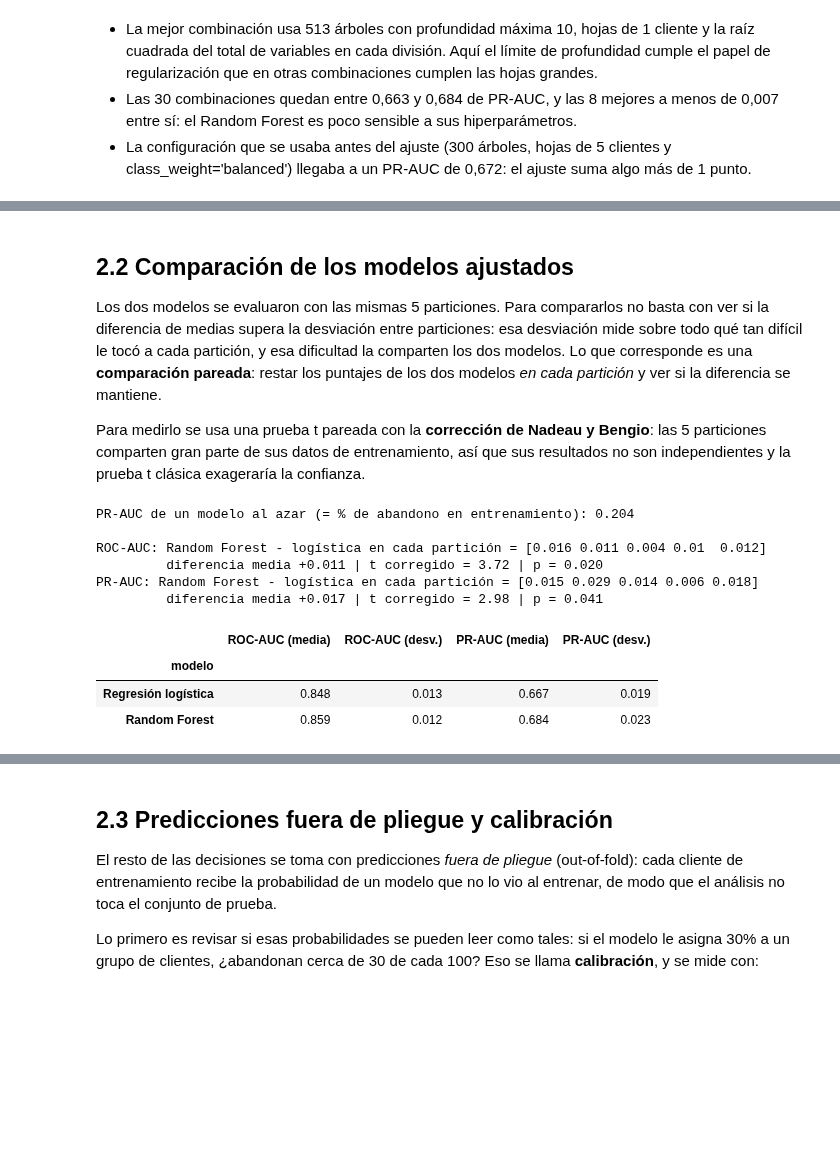
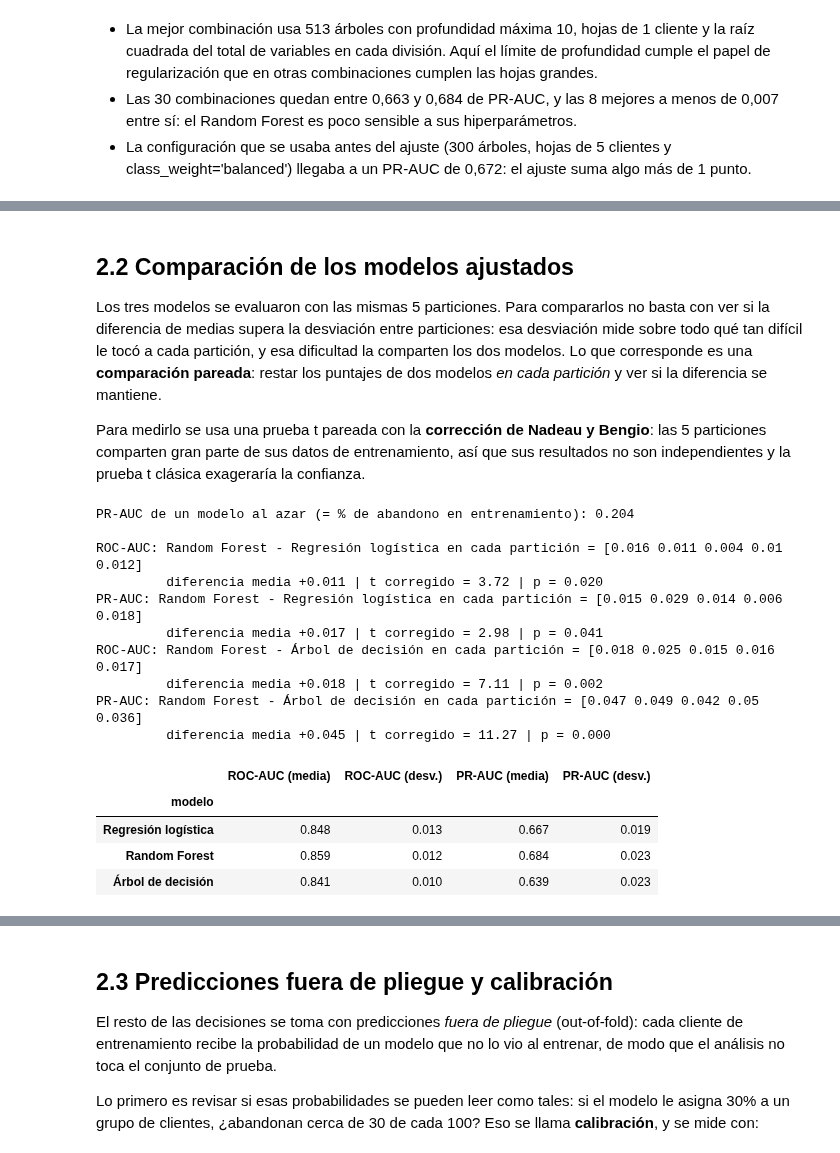
Before and after one commit to francarrascoo/Ecommerce-Customer-Dataset, a Jupyter notebook: notebooks/modelamiento.ipynb, the cells around one changed output, grey strips where cells are left out. Cells and saved outputs as stored; diff of their text form; code cells hidden in the pictures; blank space fills up the shorter version.

```diff
--- a/notebooks/modelamiento.ipynb
+++ b/notebooks/modelamiento.ipynb
@@ -332,3 +339,22 @@ Las 8 mejores combinaciones:
   sí: el Random Forest es poco sensible a sus hiperparámetros.
 - La configuración que se usaba antes del ajuste (300 árboles, hojas de 5 clientes y
   class_weight='balanced') llegaba a un PR-AUC de 0,672: el ajuste suma algo más de 1 punto.
+# %%
+# Árbol de decisión: dos hiperparámetros con pocos valores -> GridSearchCV prueba las 35 combinaciones
+busqueda_arbol = GridSearchCV(
+    modelo_completo(features_num, features_cat, features_bin, DecisionTreeClassifier(random_state=SEMILLA)),
+    param_grid={
+        'modelo__max_depth':        [3, 4, 5, 6, 8, 10, None],
+        'modelo__min_samples_leaf': [1, 10, 30, 60, 100],
+    },
+    scoring=metricas_cv, refit='PR-AUC', cv=cv, n_jobs=-1,
+)
+busqueda_arbol.fit(X_train, y_clf_train)
+
+print(f'Mejor combinación: {busqueda_arbol.best_params_}')
+print('PR-AUC (media de las 5 particiones) de cada combinación:')
+(pd.DataFrame(busqueda_arbol.cv_results_)
+ .assign(param_modelo__max_depth=lambda d: d['param_modelo__max_depth'].astype(str))
+ .pivot_table(index='param_modelo__max_depth', columns='param_modelo__min_samples_leaf', values='mean_test_PR-AUC')
+ .reindex(['3', '4', '5', '6', '8', '10', 'None'])
+ .round(4))
@@ -335,10 +382,10 @@ Las 8 mejores combinaciones:
 # %% [markdown]
 ## 2.2 Comparación de los modelos ajustados
 
-Los dos modelos se evaluaron con las mismas 5 particiones. Para compararlos no basta con ver si la
+Los tres modelos se evaluaron con las mismas 5 particiones. Para compararlos no basta con ver si la
 diferencia de medias supera la desviación entre particiones: esa desviación mide sobre todo qué tan
 difícil le tocó a cada partición, y esa dificultad la comparten los dos modelos. Lo que corresponde
-es una **comparación pareada**: restar los puntajes de los dos modelos *en cada partición* y ver si
+es una **comparación pareada**: restar los puntajes de dos modelos *en cada partición* y ver si
 la diferencia se mantiene.
 
 Para medirlo se usa una prueba t pareada con la **corrección de Nadeau y Bengio**: las 5 particiones
@@ -355,39 +402,46 @@ def t_test_corregido(diferencias, proporcion_prueba):
     """
     Prueba t pareada con la corrección de Nadeau y Bengio (2003). proporcion_prueba es el tamaño de
     la parte de validación dividido por el de entrenamiento (1/4 con 5 particiones).
     """
     k = len(diferencias)
     t = diferencias.mean() / np.sqrt((1 / k + proporcion_prueba) * diferencias.var(ddof=1))
     return t, 2 * stats.t.sf(abs(t), df=k - 1)
 
 
-busquedas_clf = {'Regresión logística': busqueda_logistica, 'Random Forest': busqueda_rf}
+busquedas_clf = {'Regresión logística': busqueda_logistica, 'Random Forest': busqueda_rf,
+                 'Árbol de decisión': busqueda_arbol}
 
 filas = []
 for nombre, busqueda in busquedas_clf.items():
     fila = {'modelo': nombre}
     for metrica in metricas_cv:
         puntajes = puntajes_por_particion(busqueda, metrica)
         fila[f'{metrica} (media)'] = puntajes.mean()
         fila[f'{metrica} (desv.)'] = puntajes.std()
     filas.append(fila)
 
 print(f'PR-AUC de un modelo al azar (= % de abandono en entrenamiento): {y_clf_train.mean():.3f}\n')
-for metrica in metricas_cv:
-    diferencia = puntajes_por_particion(busqueda_rf, metrica) - puntajes_por_particion(busqueda_logistica, metrica)
-    t, p = t_test_corregido(diferencia, proporcion_prueba=1 / (cv.get_n_splits() - 1))
-    print(f'{metrica}: Random Forest - logística en cada partición = {np.round(diferencia, 3)}')
-    print(f'         diferencia media {diferencia.mean():+.3f} | t corregido = {t:.2f} | p = {p:.3f}')
+for rival in ['Regresión logística', 'Árbol de decisión']:
+    for metrica in metricas_cv:
+        diferencia = puntajes_por_particion(busqueda_rf, metrica) - puntajes_por_particion(busquedas_clf[rival], metrica)
+        t, p = t_test_corregido(diferencia, proporcion_prueba=1 / (cv.get_n_splits() - 1))
+        print(f'{metrica}: Random Forest - {rival} en cada partición = {np.round(diferencia, 3)}')
+        print(f'         diferencia media {diferencia.mean():+.3f} | t corregido = {t:.2f} | p = {p:.3f}')
 pd.DataFrame(filas).set_index('modelo').round(3)
 # %% [output]
 PR-AUC de un modelo al azar (= % de abandono en entrenamiento): 0.204
 
-ROC-AUC: Random Forest - logística en cada partición = [0.016 0.011 0.004 0.01  0.012]
+ROC-AUC: Random Forest - Regresión logística en cada partición = [0.016 0.011 0.004 0.01  0.012]
          diferencia media +0.011 | t corregido = 3.72 | p = 0.020
-PR-AUC: Random Forest - logística en cada partición = [0.015 0.029 0.014 0.006 0.018]
+PR-AUC: Random Forest - Regresión logística en cada partición = [0.015 0.029 0.014 0.006 0.018]
          diferencia media +0.017 | t corregido = 2.98 | p = 0.041
+ROC-AUC: Random Forest - Árbol de decisión en cada partición = [0.018 0.025 0.015 0.016 0.017]
+         diferencia media +0.018 | t corregido = 7.11 | p = 0.002
+PR-AUC: Random Forest - Árbol de decisión en cada partición = [0.047 0.049 0.042 0.05  0.036]
+         diferencia media +0.045 | t corregido = 11.27 | p = 0.000
 |  | ROC-AUC (media) | ROC-AUC (desv.) | PR-AUC (media) | PR-AUC (desv.) |
 | modelo |  |  |  |  |
 | Regresión logística | 0.848 | 0.013 | 0.667 | 0.019 |
 | Random Forest | 0.859 | 0.012 | 0.684 | 0.023 |
+| Árbol de decisión | 0.841 | 0.010 | 0.639 | 0.023 |
 # %% [markdown]
```
Also changed, not shown: parts of 21 cells of this notebook, 9 other files.
